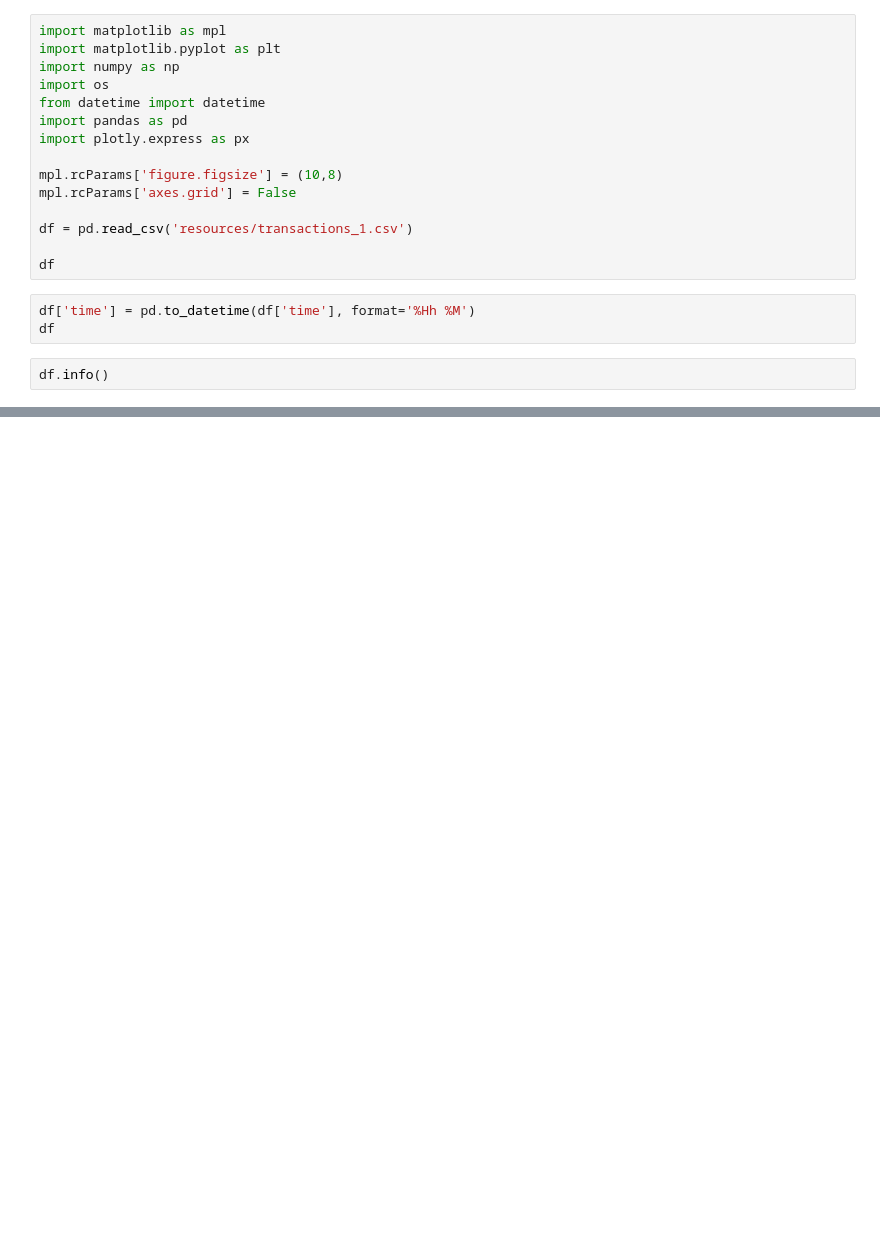
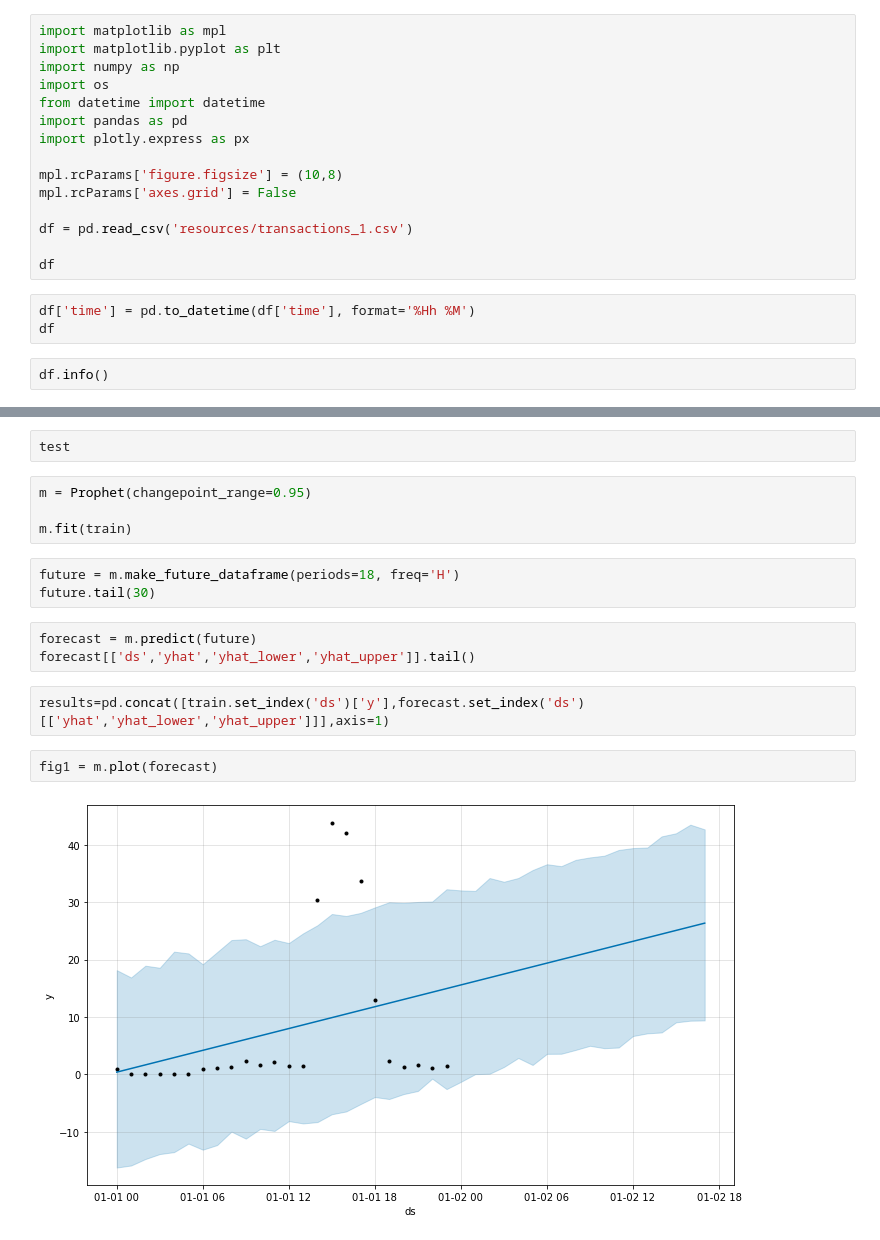
Before and after one commit to carol-xavier/Anomaly-Detection, a Jupyter notebook: Problem_Solution/Pynomaly.ipynb, the cells around one changed output, grey strips where cells are left out. Saved outputs shown, nothing was run; the diff lists cells and outputs as text; blank space fills up the shorter version.

Commit message:
Establish forecast with Prophet

```diff
--- a/Problem_Solution/Pynomaly.ipynb
+++ b/Problem_Solution/Pynomaly.ipynb
@@ -34,0 +78,18 @@ fig.show()
+# %%
+test
+# %%
+m = Prophet(changepoint_range=0.95)
+
+m.fit(train)
+# %%
+future = m.make_future_dataframe(periods=18, freq='H')
+future.tail(30)
+# %%
+forecast = m.predict(future)
+forecast[['ds','yhat','yhat_lower','yhat_upper']].tail()
+# %%
+results=pd.concat([train.set_index('ds')['y'],forecast.set_index('ds')[['yhat','yhat_lower','yhat_upper']]],axis=1)
+# %%
+fig1 = m.plot(forecast)
+# %% [output]
+[figure, added]
```
Also changed, not shown: parts of 8 cells of this notebook, 1 other file.
